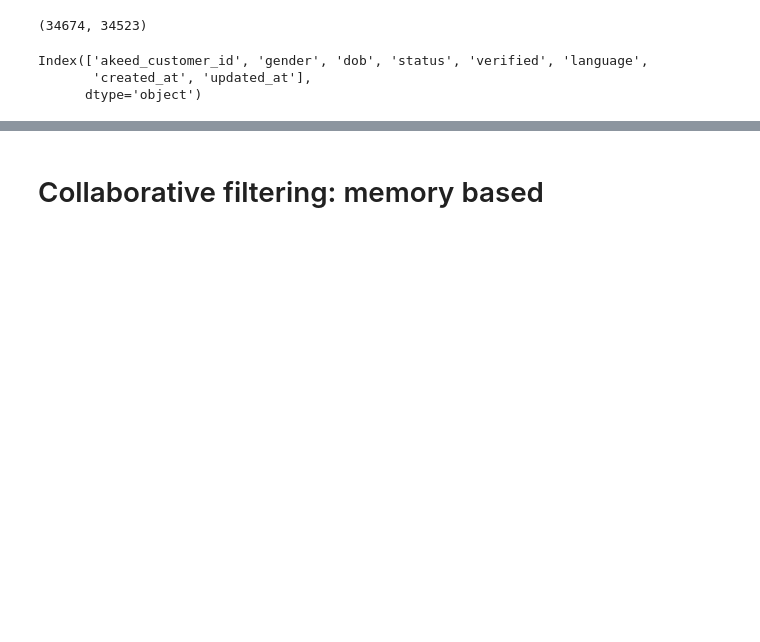
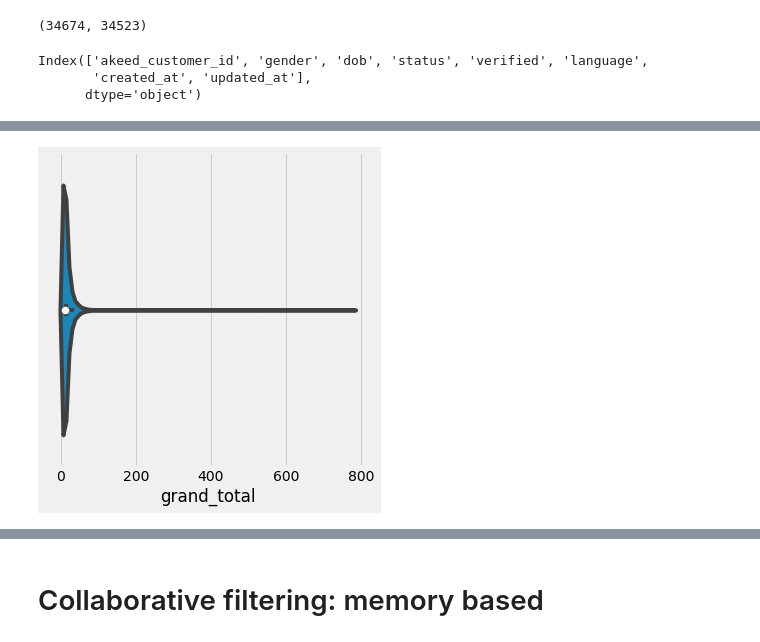
Before and after one commit to AurelSann/Recommendation_challenge, a Jupyter notebook: notebooks/Coco_Data_explo.ipynb, the cells around one changed output, grey strips where cells are left out. Drawn from its saved outputs; the diff is of its cells as text; code cells hidden in the pictures; blank space fills up the shorter version.

Commit message:
data exploration of datasets

```diff
--- a/notebooks/Coco_Data_explo.ipynb
+++ b/notebooks/Coco_Data_explo.ipynb
@@ -85,0 +117,4 @@ ModuleNotFoundError: No module named 'Recommendation_model'
+# %%
+sns.catplot(x='grand_total', data=orders, kind='violin');
+# %% [output]
+[figure, added]
```
Also changed, not shown: parts of 36 cells of this notebook.
